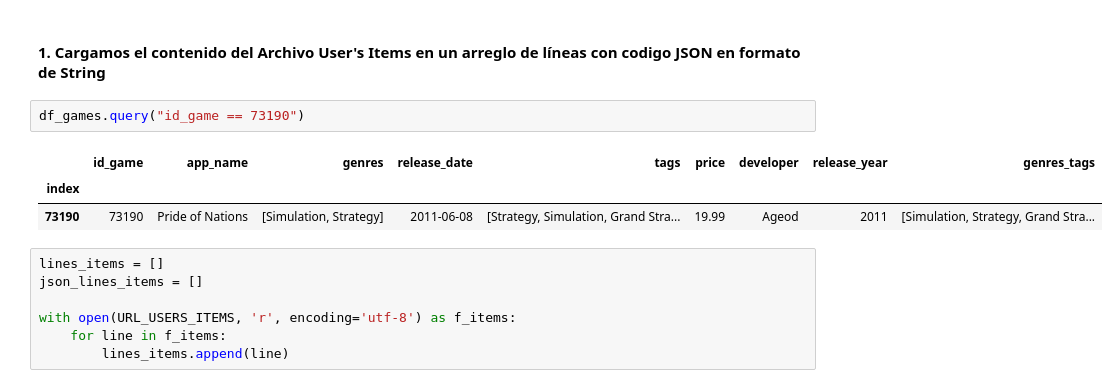
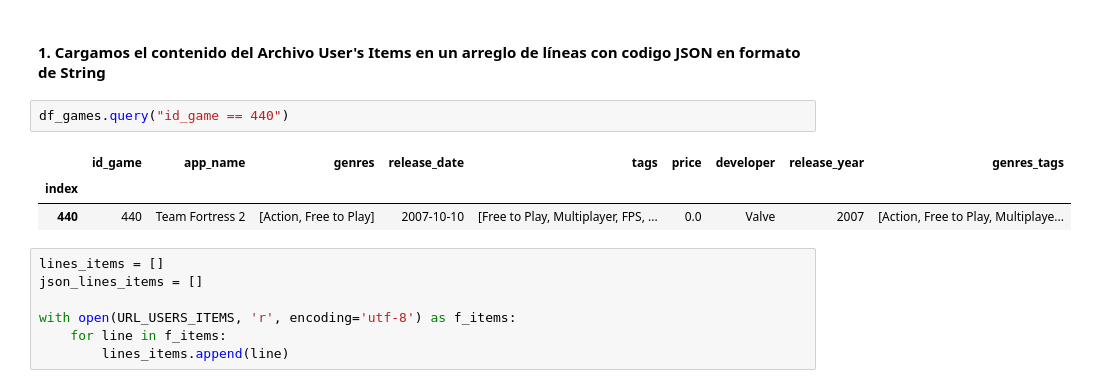
Before and after one commit to javierbengolea/PI_ML_OPS, a Jupyter notebook: main.ipynb, the cells around one changed output. Cells and saved outputs as stored; diff of their text form.

```diff
--- a/main.ipynb
+++ b/main.ipynb
@@ -968,11 +968,11 @@ juegos_rec
 # %% [markdown]
 #### 1. Cargamos el contenido del Archivo User's Items en un arreglo de líneas con codigo JSON en formato de String
 # %%
-df_games.query("id_game == 73190")
+df_games.query("id_game == 440")
 # %% [output]
 |  | id_game | app_name | genres | release_date | tags | price | developer | release_year | genres_tags |
 | index |  |  |  |  |  |  |  |  |  |
-| 73190 | 73190 | Pride of Nations | [Simulation, Strategy] | 2011-06-08 | [Strategy, Simulation, Grand Stra... | 19.99 | Ageod | 2011 | [Simulation, Strategy, Grand Stra... |
+| 440 | 440 | Team Fortress 2 | [Action, Free to Play] | 2007-10-10 | [Free to Play, Multiplayer, FPS, ... | 0.0 | Valve | 2007 | [Action, Free to Play, Multiplaye... |
 # %%
 lines_items = []
 json_lines_items = []
```
Also changed, not shown: parts of 6 cells of this notebook, 1 other file.
